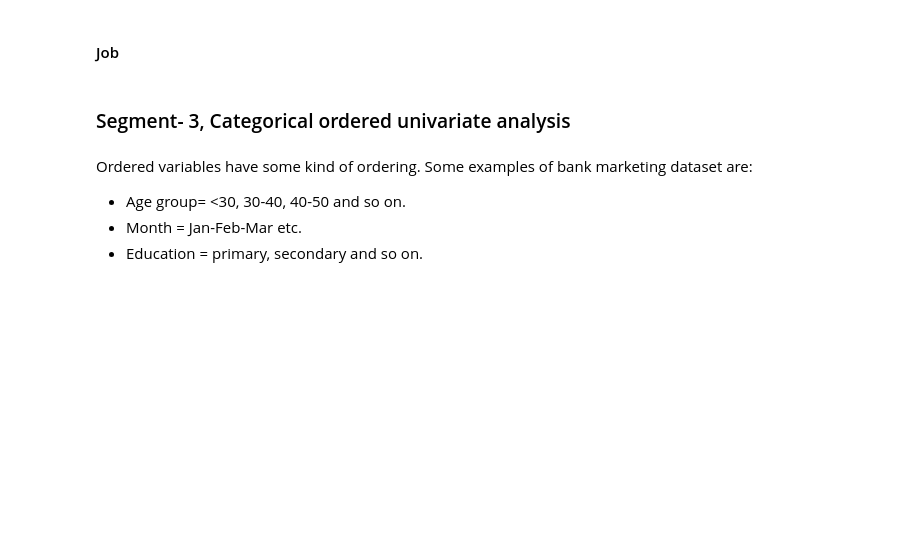
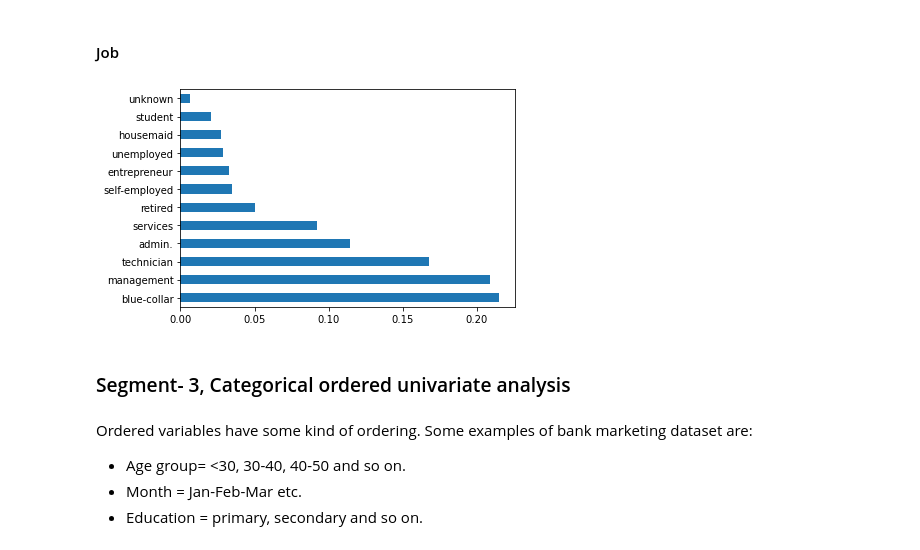
Before and after one commit to abhinav-m/data-science-bootcamp, a Jupyter notebook: upgrad-data-science-primer/exercise-notebooks/Bank+Marketing+Campaign_EDA-blank+notebook.ipynb, the cells around one changed output. Saved outputs shown, nothing was run; the diff lists cells and outputs as text; code cells hidden in the pictures; blank space fills up the shorter version.

```diff
--- a/upgrad-data-science-primer/exercise-notebooks/Bank+Marketing+Campaign_EDA-blank+notebook.ipynb
+++ b/upgrad-data-science-primer/exercise-notebooks/Bank+Marketing+Campaign_EDA-blank+notebook.ipynb
@@ -394,6 +409,10 @@ Unordered data do not have the notion of high-low, more-less etc. Example:
 #### Job
 # %%
 #calculate the percentage of each job status category.
+inp1.job.value_counts(normalize = True).plot.barh()
+plt.show()
+# %% [output]
+[figure, added]
 # %%
 #plot the bar graph of percentage job categories
 # %% [markdown]
```
Also changed, not shown: parts of 9 cells of this notebook.
